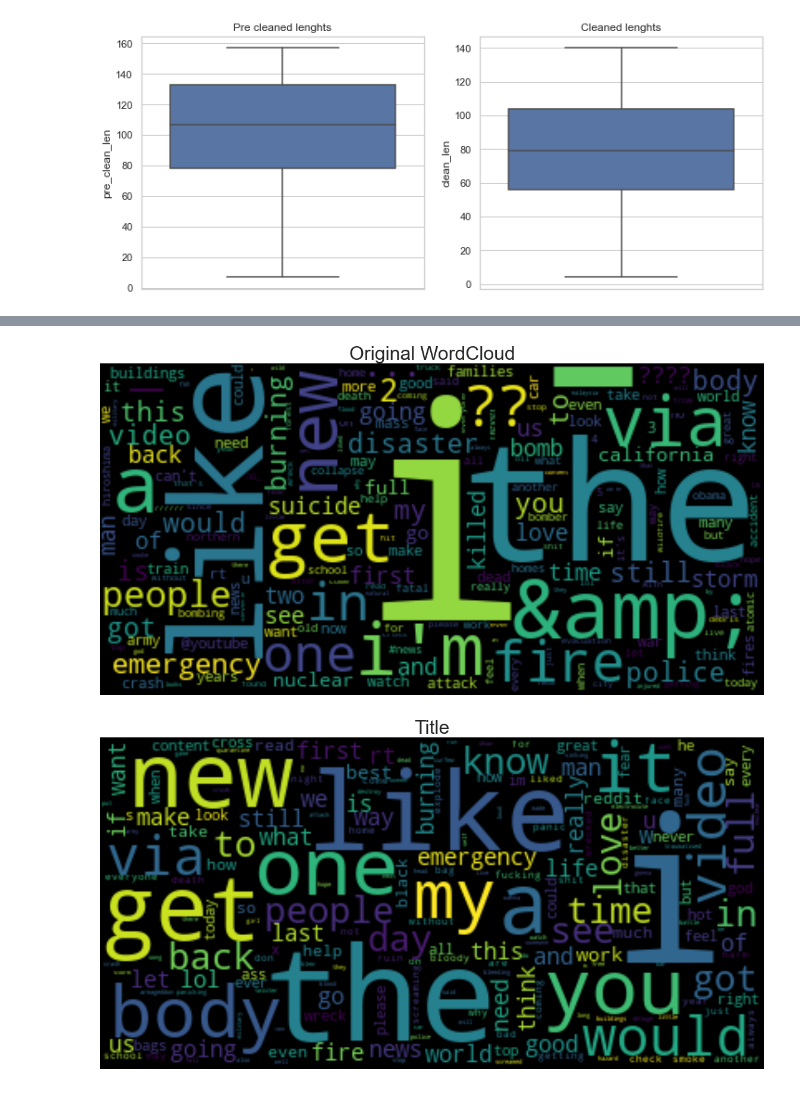
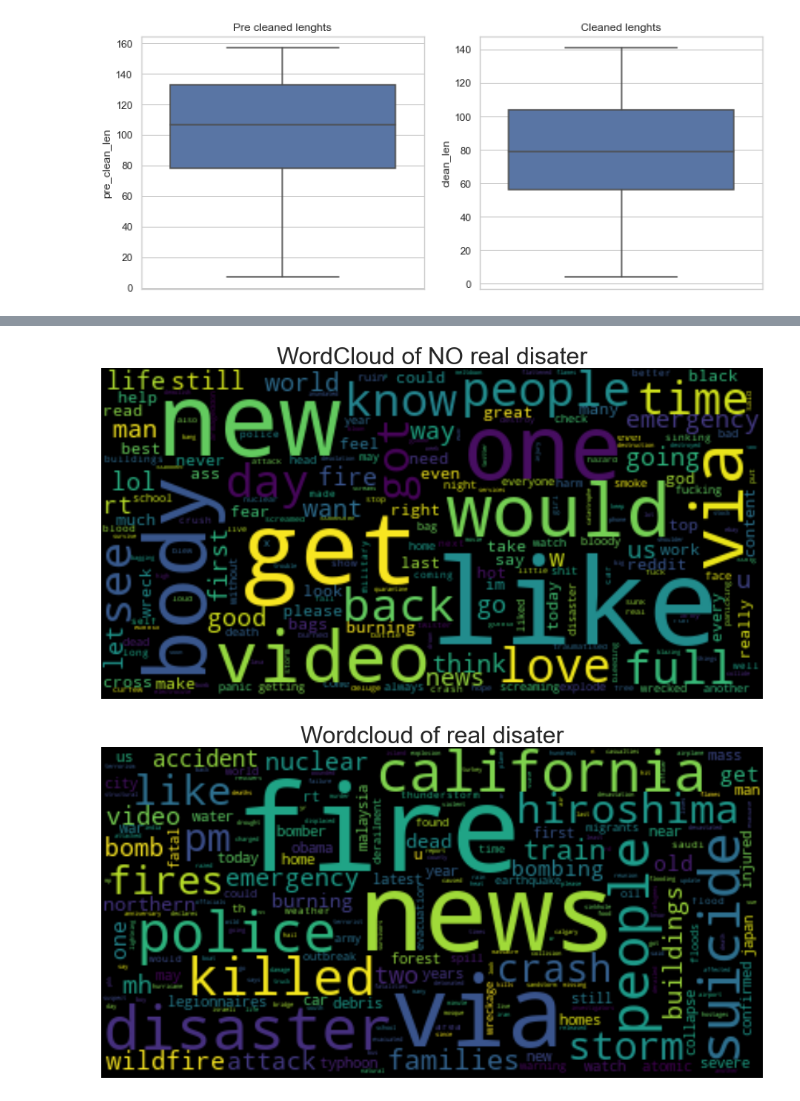
Before and after one commit to casals90/nlp_with_disaster_tweets, a Jupyter notebook: DataCleaningAndExploration.ipynb, the cells around one changed output, grey strips where cells are left out. Drawn from its saved outputs; the diff is of its cells as text; code cells hidden in the pictures.

Commit message:
Create new visualitzations

```diff
--- a/DataCleaningAndExploration.ipynb
+++ b/DataCleaningAndExploration.ipynb
@@ -95,0 +135,3 @@ df.iloc[31].text
+# %%
+letters_reg = re.compile(r'[^a-zA-Z]')
+df.loc[:, "text"] = df.text.str.replace(letters_reg, ' ')
@@ -95,0 +140,3 @@ df.iloc[31].text
+# %%
+space_re = re.compile(' +')
+df.loc[:, "text"] = df.text.str.replace(space_re, ' ')
@@ -106,19 +150,0 @@ df.text.str.replace('[^a-zA-Z]', ' ').iloc[0]
-# %%
-def html_cleaning(text):
-    # Clean html encoding
-    text = BeautifulSoup(text, 'lxml').get_text()
-    return text
-
-df.loc[:, "text"] = df.text.apply(html_cleaning)
-
-# Remove mentions
-df.loc[:, "text"] = df.text.str.replace(r'@[A-Za-z0-9]+', '')
-
-# Remove urls
-df.loc[:, "text"] = df.text.str.replace('https?://[A-Za-z0-9./]+', '')
-
-# Get only letters
-df.loc[:, "text"] = df.text.str.replace('[^a-zA-Z]', ' ')
-
-# Remove extra spaces
-df.loc[:, "text"] = df.text.str.replace(' +', ' ')
@@ -145,7 +179,7 @@ def generate_word_cloud(texts, title, stop_words=stop_words):
 
     wordcloud = WordCloud().generate_from_frequencies(frequences_dict)
 
-    fig = plt.subplots(figsize=(20, 12))
+    fig = plt.subplots(figsize=(16, 12))
     plt.imshow(wordcloud, interpolation='bilinear')
     plt.axis("off")
     plt.title(title, fontsize=32)
@@ -158,10 +197,10 @@ generate_word_cloud(splited, "WordCloud of processed text")
 # %%
-splited = df.original.str.split(" ").tolist()
-generate_word_cloud(splited, "Original WordCloud")
+splited = df[df.target == 0].text.str.split(" ").tolist()
+generate_word_cloud(splited, "WordCloud of NO real disater")
 # %% [output]
-[figure, old version]
+[figure, new version]
 # %%
-splited = df[df.target == 0].text.str.split(" ").tolist()
-generate_word_cloud(splited, "Title")
+splited = df[df.target == 1].text.str.split(" ").tolist()
+generate_word_cloud(splited, "Wordcloud of real disater")
 # %% [output]
-[figure, old version]
+[figure, new version]
```
Also changed, not shown: parts of 57 cells of this notebook, 1 other file.
